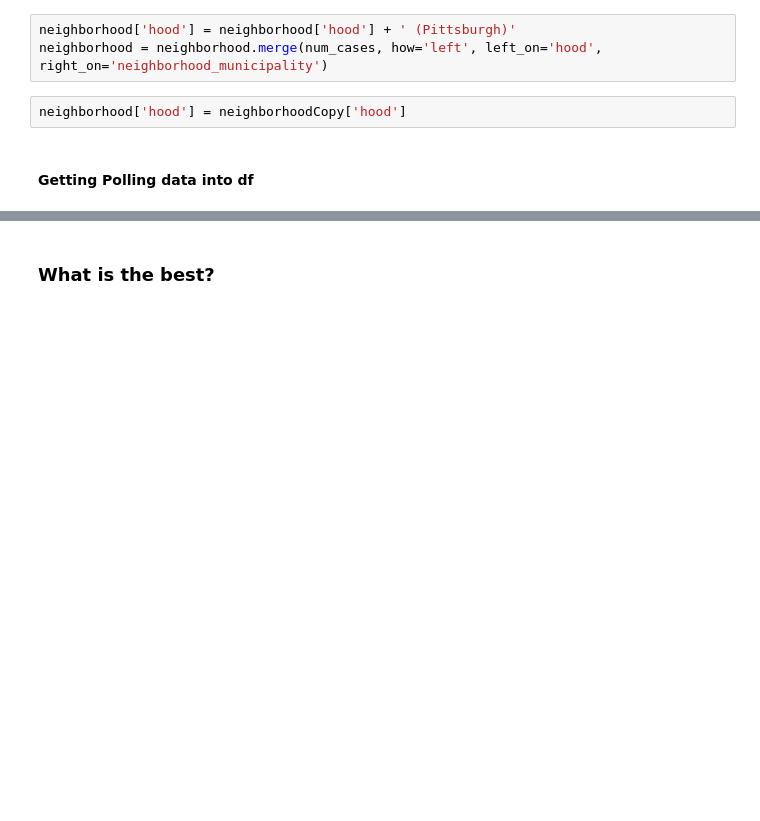
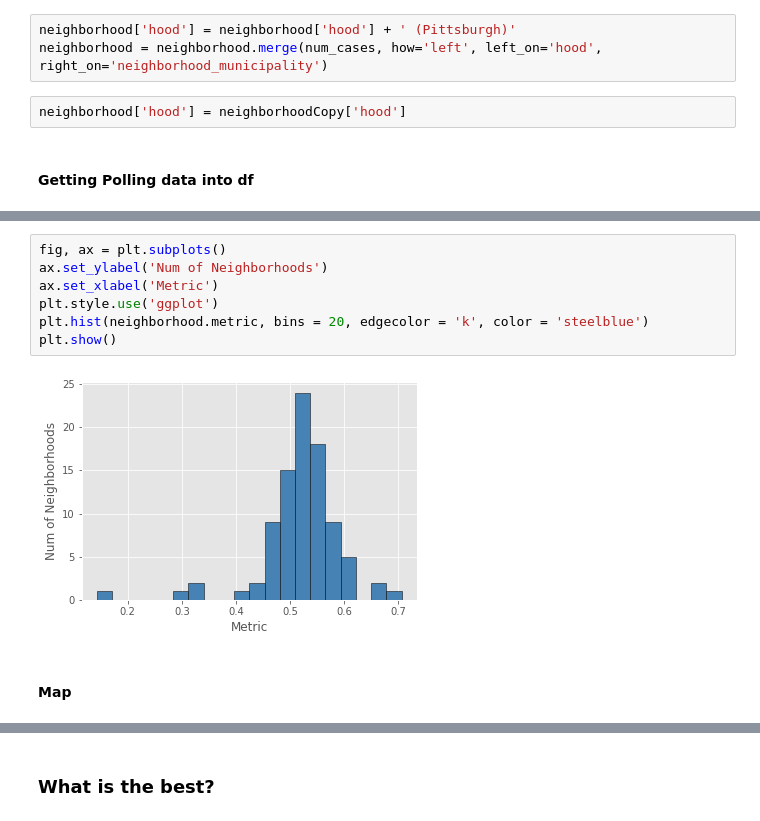
Before and after one commit to JaredBen28/PittBestNeighborhood, a Jupyter notebook: PresentationNotebook.ipynb, the cells around one changed output, grey strips where cells are left out. Saved outputs shown, nothing was run; the diff lists cells and outputs as text; blank space fills up the shorter version.

```diff
--- a/PresentationNotebook.ipynb
+++ b/PresentationNotebook.ipynb
@@ -46,3 +90,14 @@ Mapping
+# %%
+fig, ax = plt.subplots()
+ax.set_ylabel('Num of Neighborhoods')
+ax.set_xlabel('Metric')
+plt.style.use('ggplot')
+plt.hist(neighborhood.metric, bins = 20, edgecolor = 'k', color = 'steelblue')
+plt.show()
+# %% [output]
+[figure, added]
+# %% [markdown]
+#### Map
 # %%
 fig, ax = plt.subplots(figsize=(15, 10))
 
```
Also changed, not shown: parts of 13 cells of this notebook.
